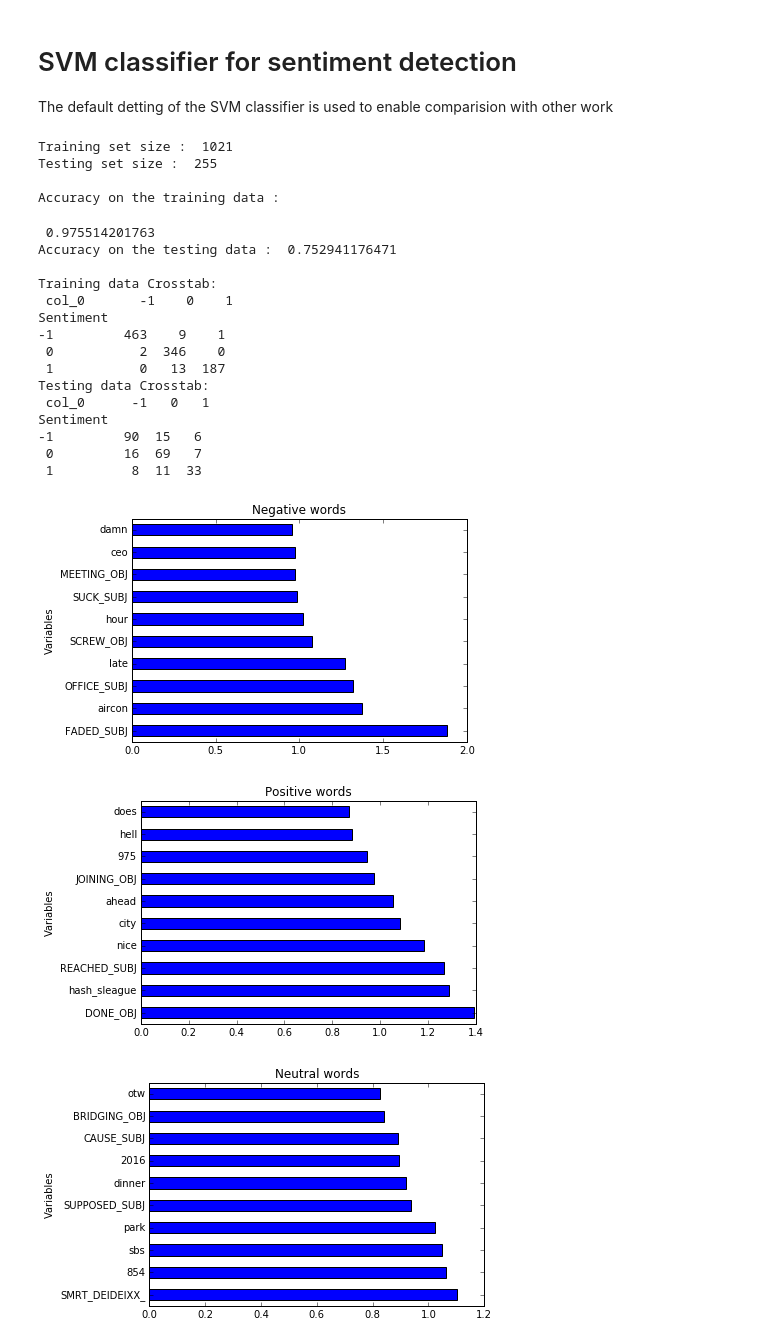
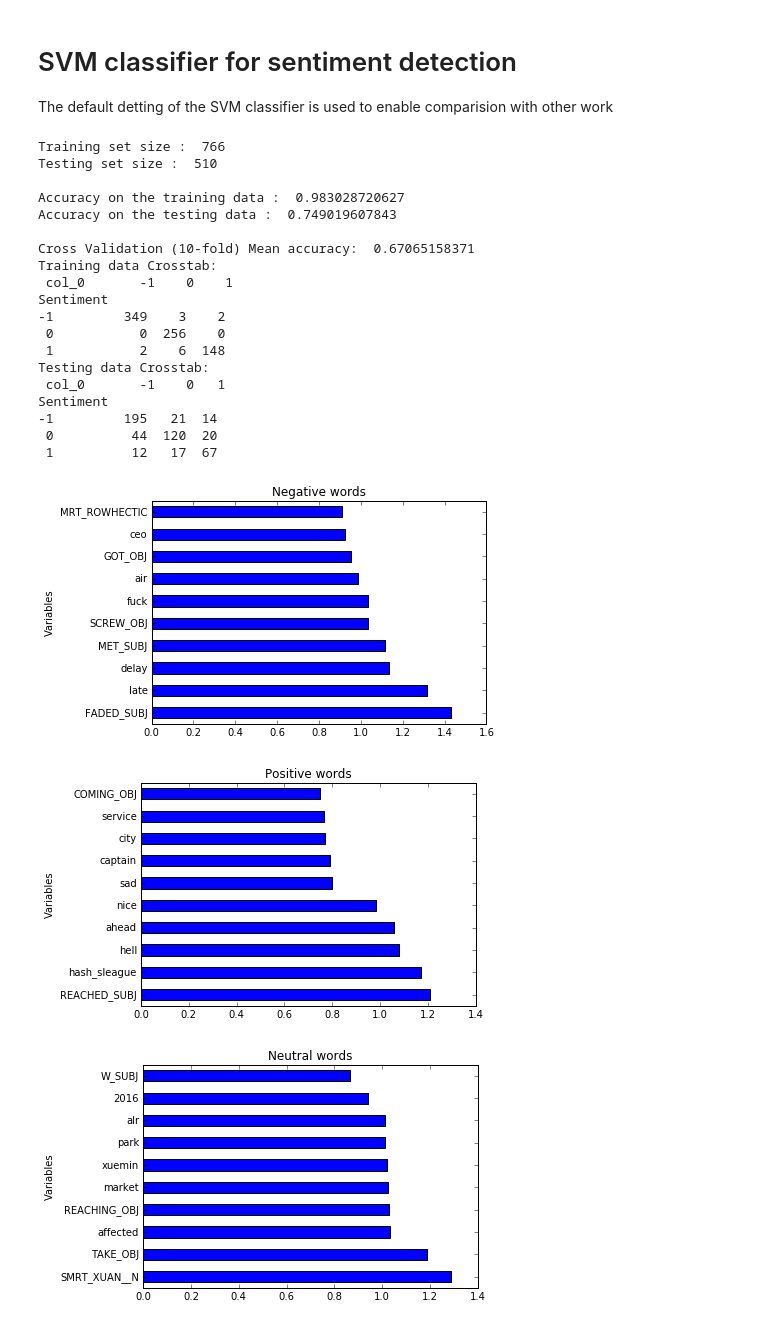
Before and after one commit to gautamborgohain/DataScience, a Jupyter notebook: Twitter_target_dependent_SA/InProgress_Sentiment_Analysis.ipynb, the cells around one changed output. Drawn from its saved outputs; the diff is of its cells as text; code cells hidden in the pictures.

Commit message:
Added Cross validation scores

```diff
--- a/Twitter_target_dependent_SA/InProgress_Sentiment_Analysis.ipynb
+++ b/Twitter_target_dependent_SA/InProgress_Sentiment_Analysis.ipynb
@@ -418,19 +424,20 @@ The default detting of the SVM classifier is used to enable comparision with oth
 from sklearn.svm import LinearSVC
 from sklearn.metrics import accuracy_score, confusion_matrix, f1_score, precision_recall_curve, classification_report
 from sklearn.metrics import roc_curve, auc
+from sklearn import cross_validation
 
-def Classify(data):
+def Classify(data,perc):
     classifier = LinearSVC()
     # Seperate data to training and test set
-    training_set = data.sample(frac = 0.8, random_state=1)
+    training_set = data.sample(frac = perc, random_state=0)
     print("Training set size : ", len(training_set))
     testing_set = data.loc[~data.index.isin(training_set.index)]
     print("Testing set size : ", len(testing_set),"\n")
     # Seperate the target from the df which will be used for training and testing
     target_training = training_set['Sentiment']
     target_testing = testing_set['Sentiment']
-    training_set  = training_set[training_set.columns[0:(len(training_set.columns)-1)]]
-    testing_set  = testing_set[testing_set.columns[0:(len(testing_set.columns)-1)]]
+    training_set.drop('Sentiment',axis = 1,inplace = True)
+    testing_set.drop('Sentiment',axis = 1,inplace = True)
 
     #Train classifier
     classifier.fit(training_set, target_training)  # cross_validation.cross_val_score(classifier,training_set,training_set[config.get['target']],scoring = 'f1')
@@ -442,9 +449,11 @@ def Classify(data):
     # Calculate the accuracy
     accuracy_training = accuracy_score(target_training, predictions_training)
     accuracy_testing = accuracy_score(target_testing, predictions_testing)
+    cv_scores = cross_validation.cross_val_score(classifier, testing_set, target_testing, cv=10)
     #Print the accuracy and the crosstab of the predictions
     print("Accuracy on the training data : ", accuracy_training)
     print("Accuracy on the testing data : ", accuracy_testing, "\n")
+    print("Cross Validation (10-fold) Mean accuracy: ",cv_scores.mean())
     print("Training data Crosstab: \n", pd.crosstab(target_training, predictions_training))
     print("Testing data Crosstab: \n", pd.crosstab(target_testing, predictions_testing), "\n")
 
@@ -484,27 +493,29 @@ def Classify(data):
     return classifier,target_training,target_testing,predictions_training,predictions_testing,training_set,testing_set
 # %%
 # Call our classifier and check accuracy!!!
-classifier,target_training,target_testing,predictions_training,predictions_testing,training_set,testing_set= Classify(data)
+import warnings
+warnings.filterwarnings('ignore')
+classifier,target_training,target_testing,predictions_training,predictions_testing,training_set,testing_set= Classify(data, 0.6)
 # %% [output]
-Training set size :  1021
-Testing set size :  255
+Training set size :  766
+Testing set size :  510
 
-Accuracy on the training data :
+Accuracy on the training data :  0.983028720627
+Accuracy on the testing data :  0.749019607843
+
+Cross Validation (10-fold) Mean accuracy:  0.67065158371
+Training data Crosstab:
+ col_0       -1    0    1
+Sentiment
+-1         349    3    2
+ 0           0  256    0
+ 1           2    6  148
+Testing data Crosstab:
+ col_0       -1    0   1
+Sentiment
+-1         195   21  14
+ 0          44  120  20
+ 1          12   17  67
- 0.975514201763
-Accuracy on the testing data :  0.752941176471
-
-Training data Crosstab:
- col_0       -1    0    1
-Sentiment
--1         463    9    1
- 0           2  346    0
- 1           0   13  187
-Testing data Crosstab:
- col_0      -1   0   1
-Sentiment
--1         90  15   6
- 0         16  69   7
- 1          8  11  33
-[figure, old version]
+[figure, new version]
-[figure, old version]
+[figure, new version]
-[figure, old version]
+[figure, new version]
```
Also changed, not shown: parts of 4 cells of this notebook.
